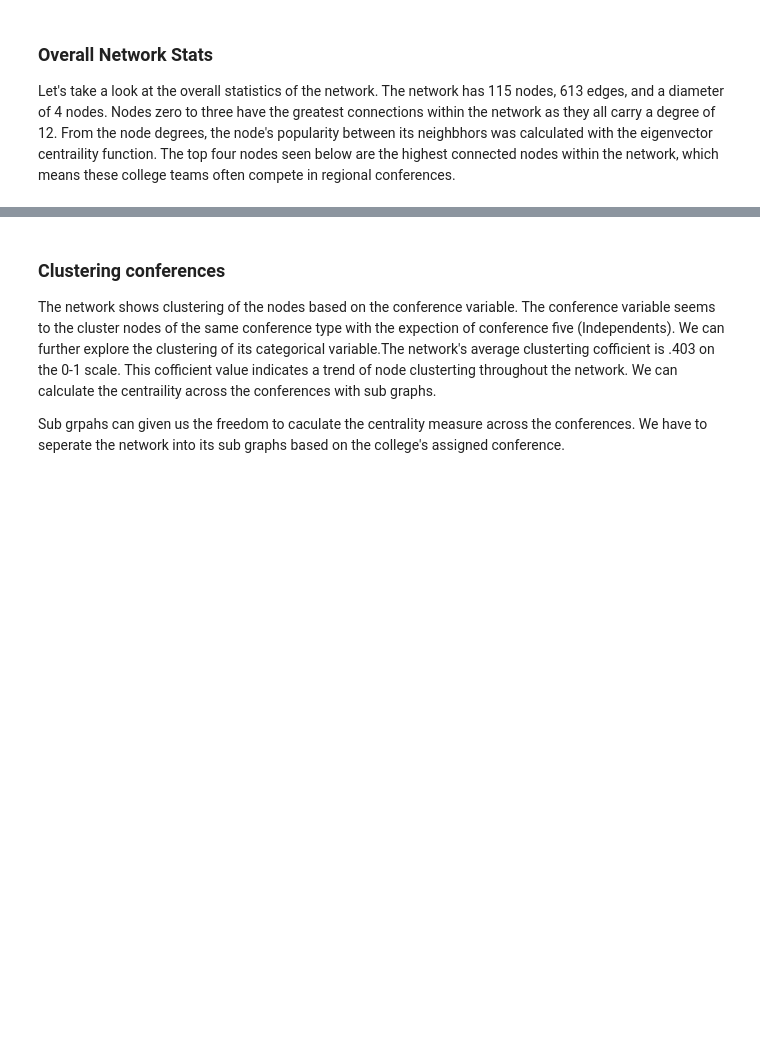
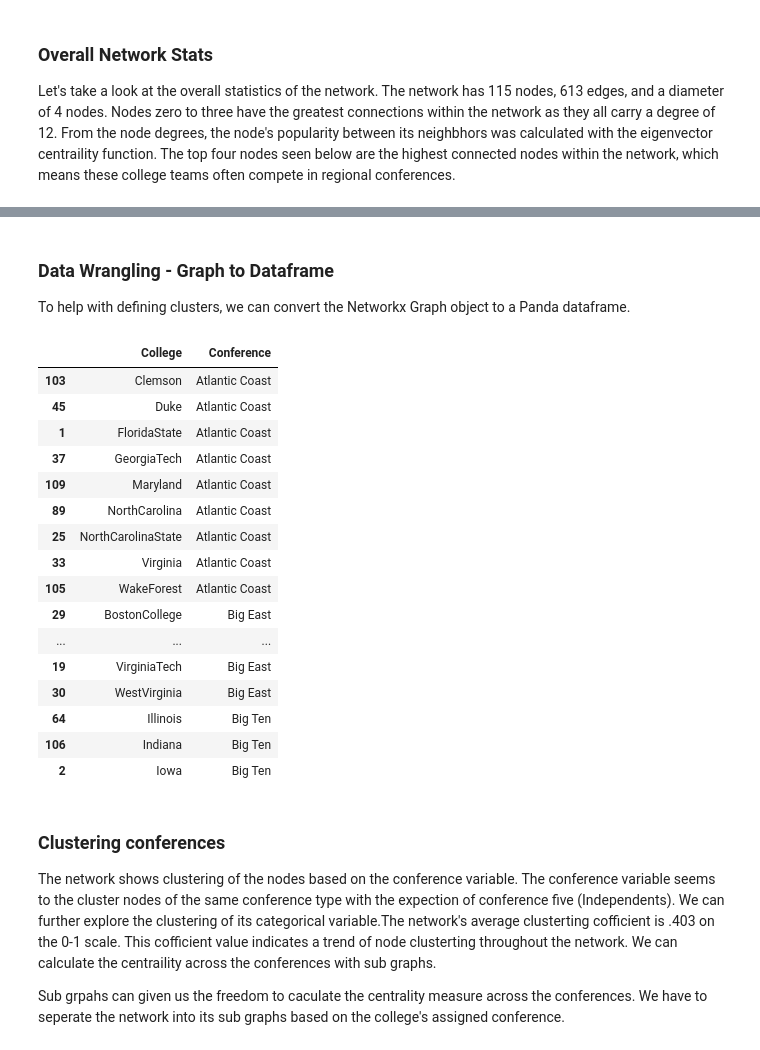
Before and after one commit to Vy4thewin/Data620_TeamVAC, a Jupyter notebook: Data620_Project 1.ipynb, the cells around one changed output, grey strips where cells are left out. Drawn from its saved outputs; the diff is of its cells as text; code cells hidden in the pictures; blank space fills up the shorter version.

Commit message:
Added a panda dataframe for the nodes

```diff
--- a/Data620_Project 1.ipynb
+++ b/Data620_Project 1.ipynb
@@ -129,4 +129,51 @@ Graph with 115 nodes and 613 edges
   print(nx.info(teams))
+# %% [markdown]
+### Data Wrangling - Graph to Dataframe
+
+To help with defining clusters, we can convert the Networkx Graph object to a Panda dataframe.
+# %%
+conferences = {
+    0 : 'Atlantic Coast',
+    1 : 'Big East',
+    2 : 'Big Ten',
+    3 : 'Big Twelve',
+    4 : 'Conference USA',
+    5 : 'Independents',
+    6 : 'Mid-American',
+    7 : 'Mountain West',
+    8 : 'Pacific Ten',
+    9 : 'Southeastern',
+    10 : 'Sun Belt',
+    11 : 'Western Athletic'
+}
+
+
+tmp_list = []
+for n in teams.nodes(data=True):
+    tmp_list.append([n[1]['label'],conferences[n[1]['value']]])
+
+df = pd.DataFrame(tmp_list, columns = ['College','Conference'])
+
+
+df.sort_values(by=['Conference','College']).head(20)
+# %% [output]
+|  | College | Conference |
+| 103 | Clemson | Atlantic Coast |
+| 45 | Duke | Atlantic Coast |
+| 1 | FloridaState | Atlantic Coast |
+| 37 | GeorgiaTech | Atlantic Coast |
+| 109 | Maryland | Atlantic Coast |
+| 89 | NorthCarolina | Atlantic Coast |
+| 25 | NorthCarolinaState | Atlantic Coast |
+| 33 | Virginia | Atlantic Coast |
+| 105 | WakeForest | Atlantic Coast |
+| 29 | BostonCollege | Big East |
+| ... | ... | ... |
+| 19 | VirginiaTech | Big East |
+| 30 | WestVirginia | Big East |
+| 64 | Illinois | Big Ten |
+| 106 | Indiana | Big Ten |
+| 2 | Iowa | Big Ten |
 # %% [markdown]
 ### Clustering conferences
 
```
Also changed, not shown: parts of 2 cells of this notebook.
